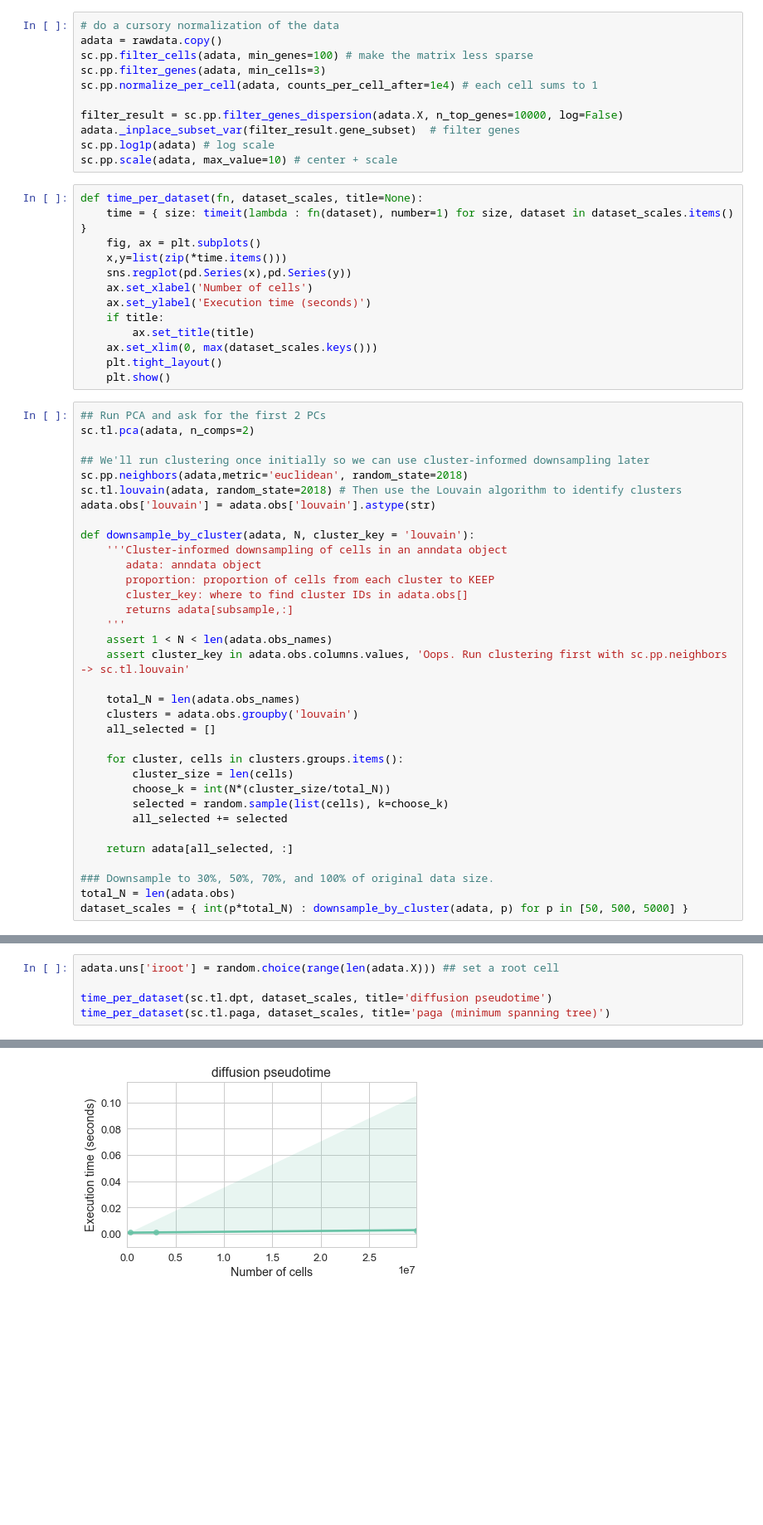
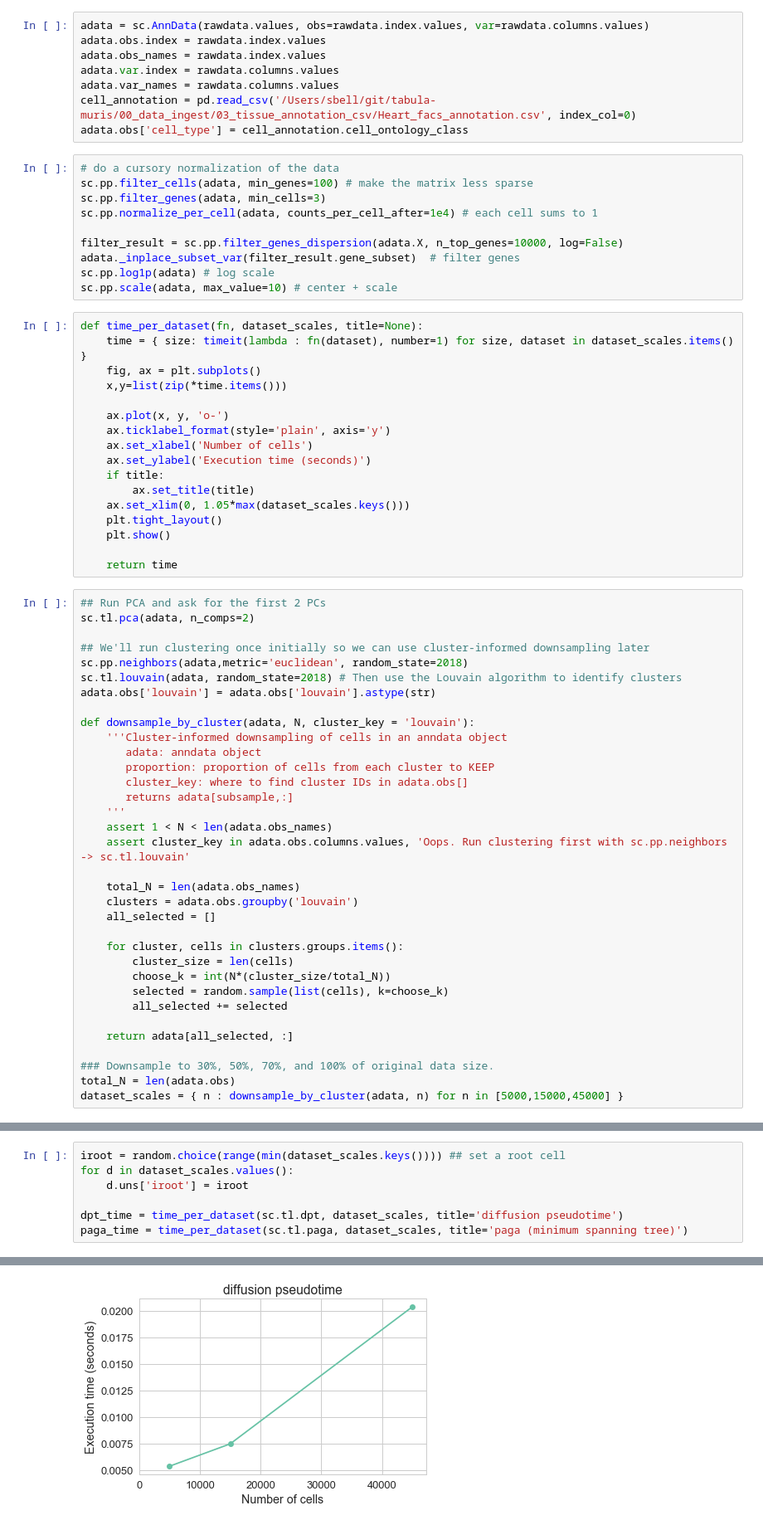
Before and after one commit to chanzuckerberg/cellxgene-compbio-methods, a Jupyter notebook: tabula-muris/scanpy-method-profiling.ipynb, the cells around one changed output, grey strips where cells are left out. Shown: that part at 83% size. Drawn from its saved outputs; the diff is of its cells as text; blank space fills up the shorter version.

Commit message:
Add runtimes for larger datasets + synthesis figures

```diff
--- a/tabula-muris/scanpy-method-profiling.ipynb
+++ b/tabula-muris/scanpy-method-profiling.ipynb
@@ -25,6 +25,13 @@ rawdata.obs['cell_type'] = cell_annotation.cell_ontology_class
+# %%
+adata = sc.AnnData(rawdata.values, obs=rawdata.index.values, var=rawdata.columns.values)
+adata.obs.index = rawdata.index.values
+adata.obs_names = rawdata.index.values
+adata.var.index = rawdata.columns.values
+adata.var_names = rawdata.columns.values
+cell_annotation = pd.read_csv('/Users/sbell/git/tabula-muris/00_data_ingest/03_tissue_annotation_csv/Heart_facs_annotation.csv', index_col=0)
+adata.obs['cell_type'] = cell_annotation.cell_ontology_class
 # %%
 # do a cursory normalization of the data
-adata = rawdata.copy()
 sc.pp.filter_cells(adata, min_genes=100) # make the matrix less sparse
 sc.pp.filter_genes(adata, min_cells=3)
 sc.pp.normalize_per_cell(adata, counts_per_cell_after=1e4) # each cell sums to 1
@@ -38,14 +45,18 @@ def time_per_dataset(fn, dataset_scales, title=None):
     time = { size: timeit(lambda : fn(dataset), number=1) for size, dataset in dataset_scales.items() }
     fig, ax = plt.subplots()
     x,y=list(zip(*time.items()))
-    sns.regplot(pd.Series(x),pd.Series(y))
+
+    ax.plot(x, y, 'o-')
+    ax.ticklabel_format(style='plain', axis='y')
     ax.set_xlabel('Number of cells')
     ax.set_ylabel('Execution time (seconds)')
     if title:
         ax.set_title(title)
-    ax.set_xlim(0, max(dataset_scales.keys()))
+    ax.set_xlim(0, 1.05*max(dataset_scales.keys()))
     plt.tight_layout()
     plt.show()
+
+    return time
 # %%
 ## Run PCA and ask for the first 2 PCs
 sc.tl.pca(adata, n_comps=2)
@@ -79,7 +90,7 @@ def downsample_by_cluster(adata, N, cluster_key = 'louvain'):
 
 ### Downsample to 30%, 50%, 70%, and 100% of original data size.
 total_N = len(adata.obs)
-dataset_scales = { int(p*total_N) : downsample_by_cluster(adata, p) for p in [50, 500, 5000] }
+dataset_scales = { n : downsample_by_cluster(adata, n) for n in [5000,15000,45000] }
 # %% [markdown]
 ## Scanpy clustering & parameters
 ### Scanpy includes only one method for clustering, `sc.tl.louvain`, which implements the louvain algorithm to assign cells to clusters based on the k-nearest-neighbors graph first built with `sc.pp.neighbors`.
@@ -155,8 +170,10 @@ Params to expose:
 * `a`: float
 * `gamma`: float
 # %%
-adata.uns['iroot'] = random.choice(range(len(adata.X))) ## set a root cell
+iroot = random.choice(range(min(dataset_scales.keys()))) ## set a root cell
+for d in dataset_scales.values():
+    d.uns['iroot'] = iroot
 
-time_per_dataset(sc.tl.dpt, dataset_scales, title='diffusion pseudotime')
-time_per_dataset(sc.tl.paga, dataset_scales, title='paga (minimum spanning tree)')
+dpt_time = time_per_dataset(sc.tl.dpt, dataset_scales, title='diffusion pseudotime')
+paga_time = time_per_dataset(sc.tl.paga, dataset_scales, title='paga (minimum spanning tree)')
 # %% [output]
@@ -172 +180 @@ WARNING: No root cell found. To compute pseudotime, pass the index or expression
-[figure, old version]
+[figure, new version]
```
Also changed, not shown: parts of 10 cells of this notebook.
